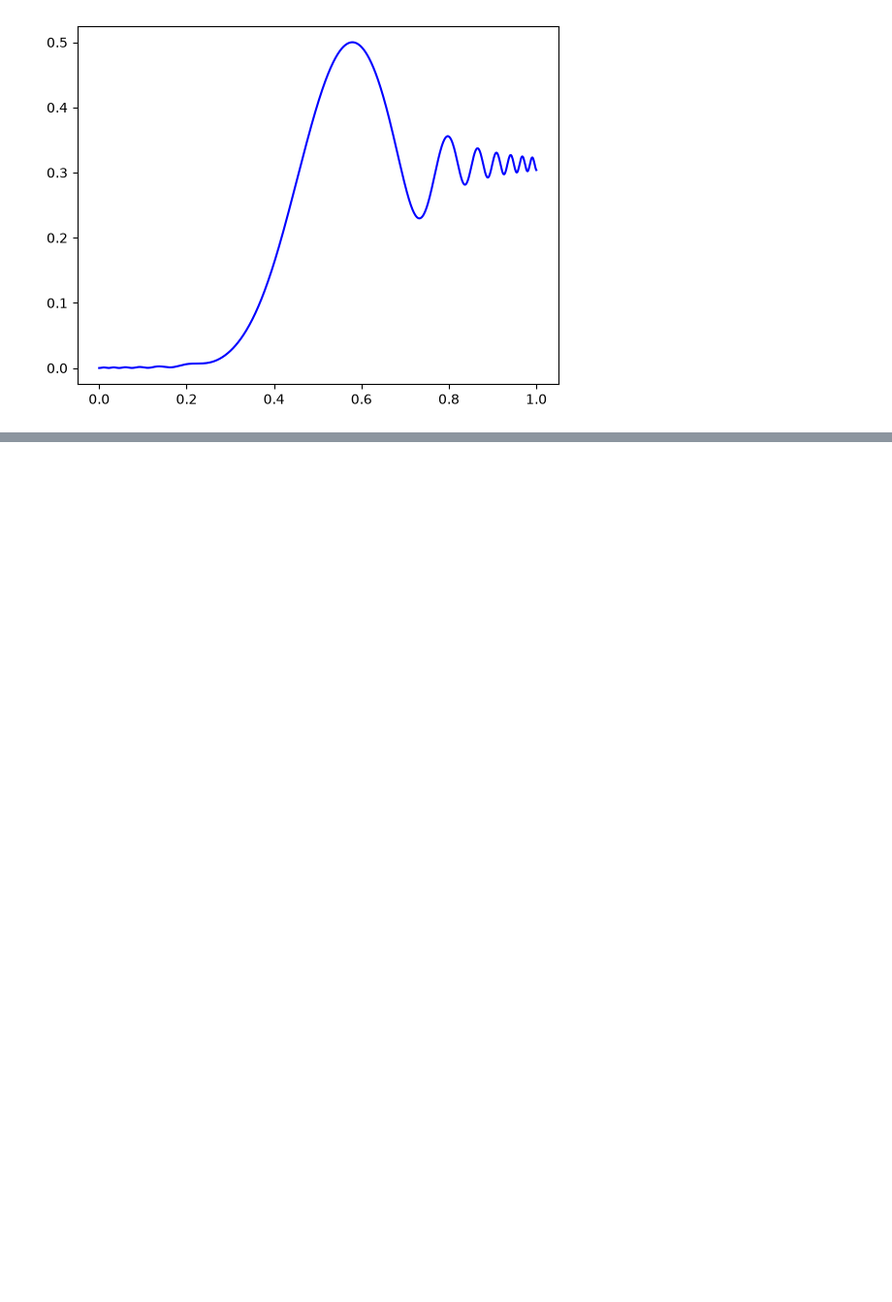
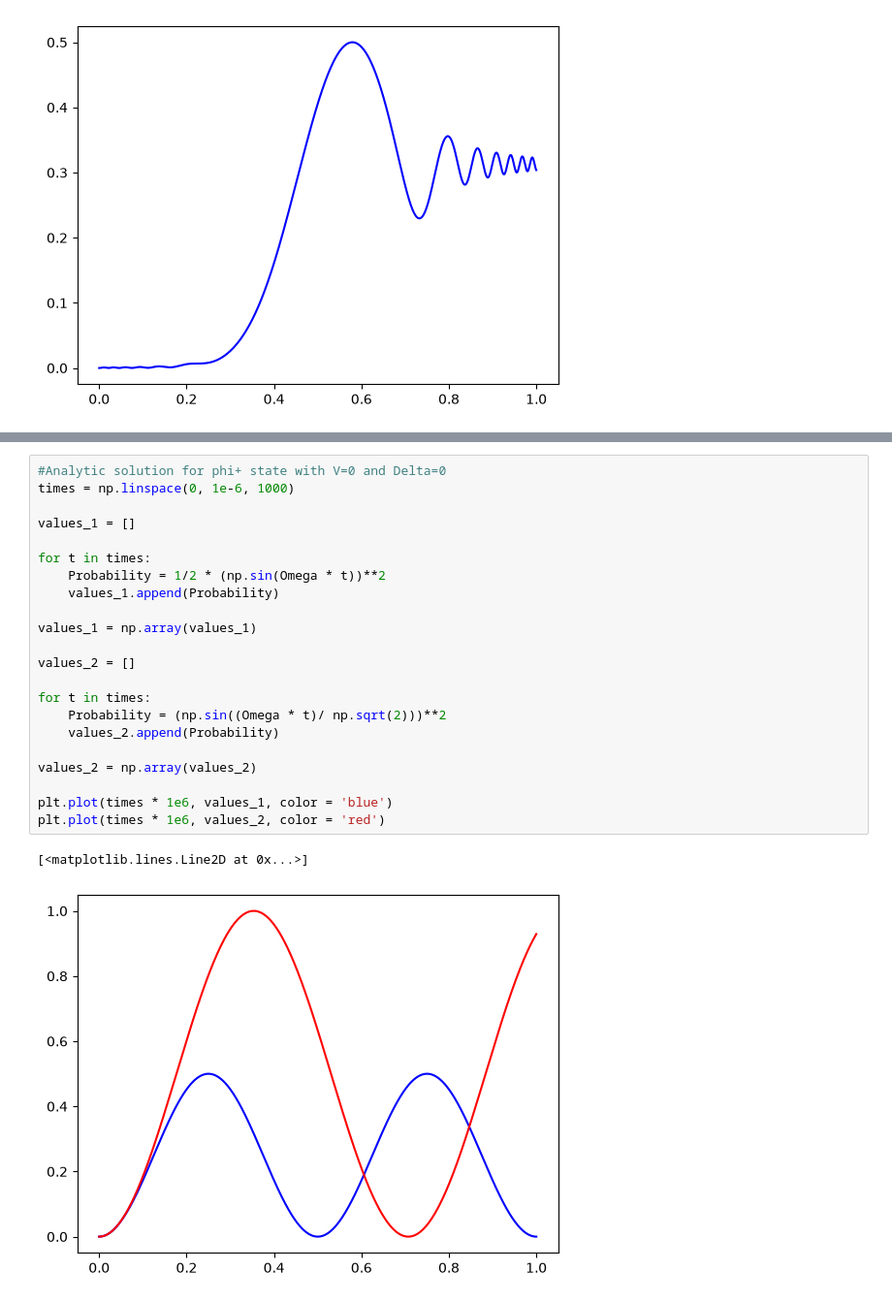
Before and after one commit to oscarfry05/Computing-Project, a Jupyter notebook: Milestone.ipynb, the cells around one changed output, grey strips where cells are left out. Shown at 97% size. Cells and saved outputs as stored; diff of their text form; blank space fills up the shorter version.

```diff
--- a/Milestone.ipynb
+++ b/Milestone.ipynb
@@ -341,0 +364,25 @@ plt.plot(times * 1e6, P_phi_plus_trotter, color = 'blue')
+# %%
+#Analytic solution for phi+ state with V=0 and Delta=0
+times = np.linspace(0, 1e-6, 1000)
+
+values_1 = []
+
+for t in times:
+    Probability = 1/2 * (np.sin(Omega * t))**2
+    values_1.append(Probability)
+
+values_1 = np.array(values_1)
+
+values_2 = []
+
+for t in times:
+    Probability = (np.sin((Omega * t)/ np.sqrt(2)))**2
+    values_2.append(Probability)
+
+values_2 = np.array(values_2)
+
+plt.plot(times * 1e6, values_1, color = 'blue')
+plt.plot(times * 1e6, values_2, color = 'red')
+# %% [output]
+[<matplotlib.lines.Line2D at 0x...>]
+[figure, added]
```
Also changed, not shown: parts of 5 cells of this notebook.
